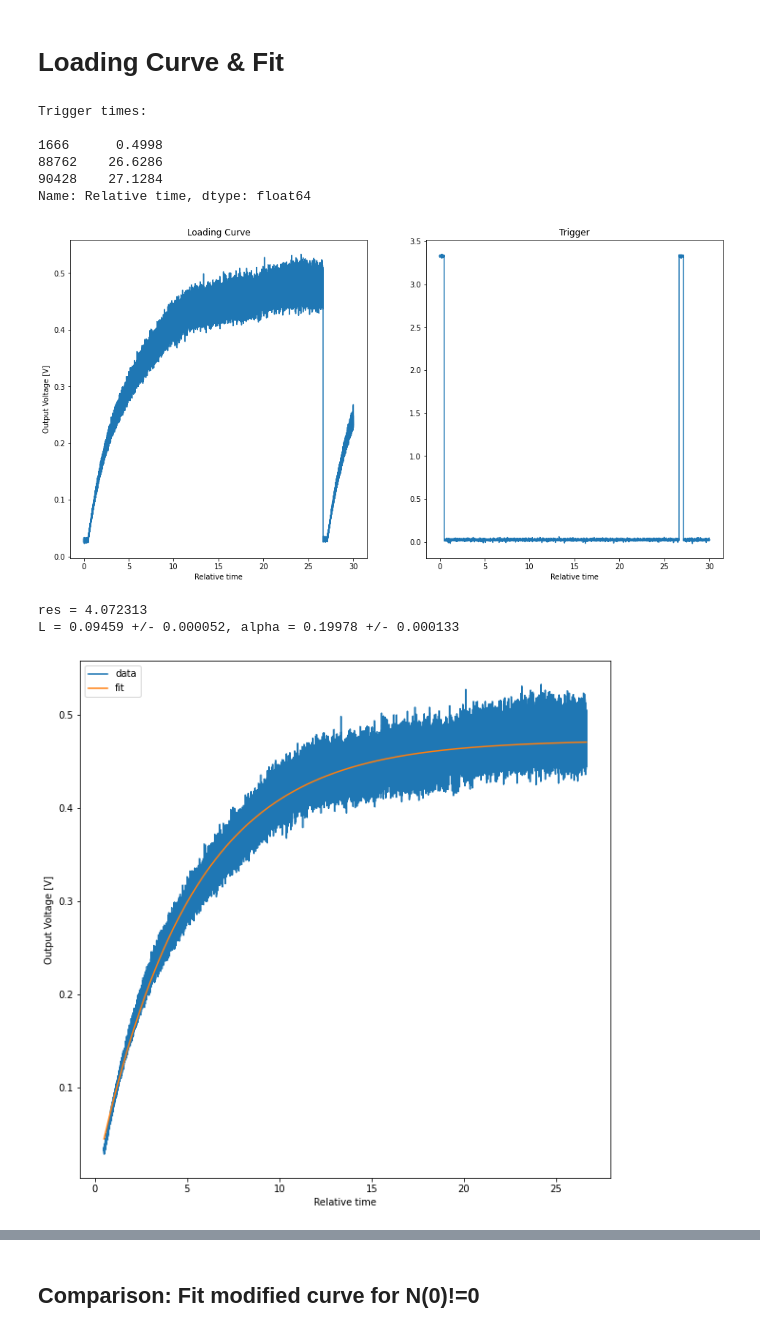
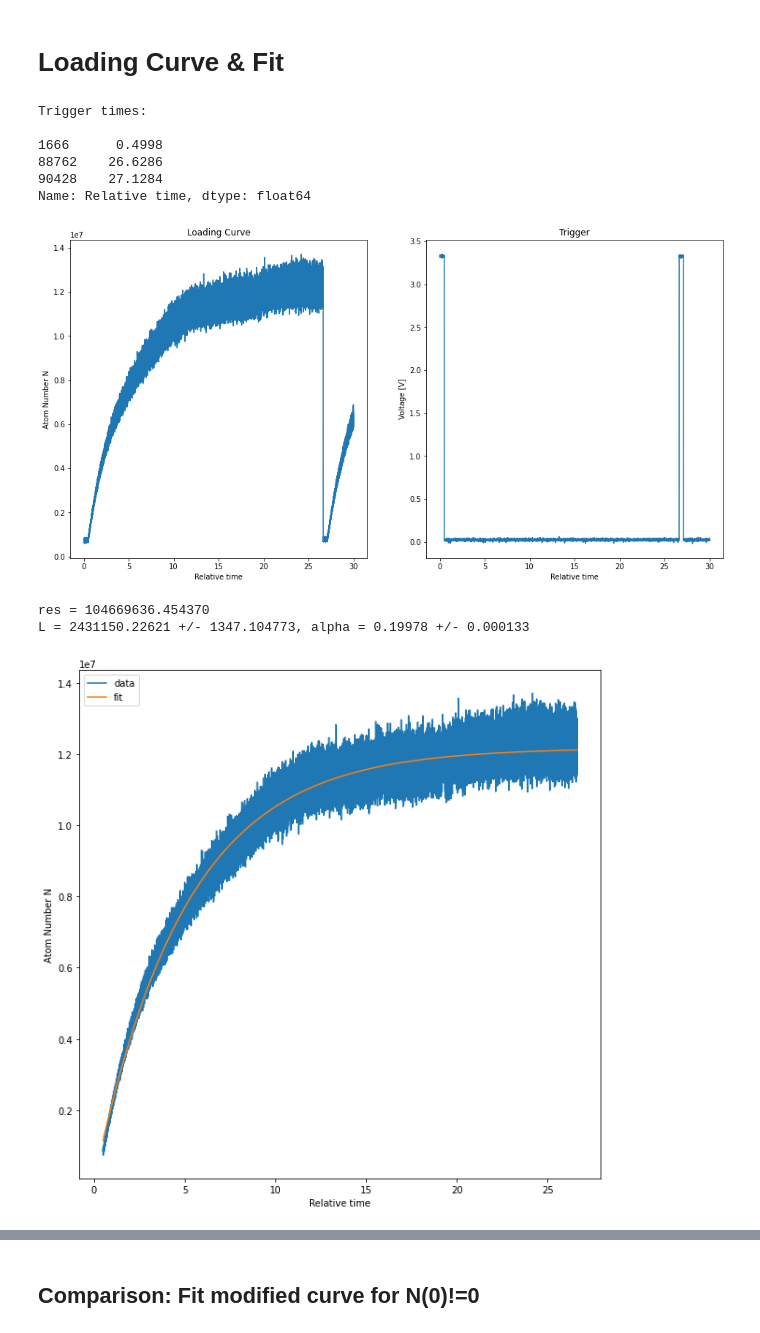
Before and after one commit to mkm2/FP-MOT, a Jupyter notebook: MOT/LoadingCurves.ipynb, the cells around one changed output, grey strips where cells are left out. Drawn from its saved outputs; the diff is of its cells as text; code cells hidden in the pictures.

```diff
--- a/MOT/LoadingCurves.ipynb
+++ b/MOT/LoadingCurves.ipynb
@@ -48,17 +62,36 @@ SF = 10 * 1e6/(10*1e6+50) #scale factor
 # %% [markdown]
 ## Scattering Rate
+# %%
+Delta = 10 * 1e6 #10 MHz detuning
+Gamma0 = 2*np.pi*6.07 *1e6 #2pi * 6.07 MHz natural line width
+Isat = 4.1 *1e-3*1e4 # 4.1 mW/cm^2
+P_pm = 15 * 1e-3 # P_Powermeter = 5 +/- 0.1 mW je Richtung
+P_pm_err = np.sqrt(3)*0.1*1e-3 #siehe oben
+w = 2*1e-3 #waist 2 mmm
+I0 = 2*P_pm/(np.pi*w**2) #Ir \approx I0 Ist das richtig so? oder Faktor 3 daneben?
+I0_err = 2*P_pm_err/(np.pi*w**2)
+# %%
+Gamma_sc = Gamma0/2 * I0/Isat /(1+I0/Isat+4*Delta**2/Gamma0**2)
+Gamma_sc_err = Gamma0/(2*Isat) * (1+4*Delta**2/Gamma0**2)/(1+I0/Isat*4*Delta**2/Gamma0**2) * I0_err
 # %% [markdown]
 ## Atom Number
+# %%
+theta = (25.4)**2/(4*(150)**2) #according to Praktikumsanleitung
+E = h*c/(780.241*1e-9) #5S1/2 -> 5P3/2 Übergang aprrox 780.241 nm
+# %%
+N = Pmeas/(theta*Gamma_sc*E)
+N_err = np.sqrt((Pmeas_err/(theta*Gamma_sc*E))**2+(Pmeas*Gamma_sc_err/(theta*Gamma_sc**2*E))**2)
 # %% [markdown]
 # Loading Curve & Fit
 # %%
 #Inspect and set fit boundaries
 fig, (ax1, ax2) = plt.subplots(1, 2,figsize = (16,8))
-ax1.plot(data['Relative time'],data['HS3-100(17654).Ch2'])
+ax1.plot(data['Relative time'],N)
 ax2.plot(data['Relative time'],data['HS3-100(17654).Ch1'],)
 ax1.set_xlabel('Relative time')
-ax1.set_ylabel('Output Voltage [V]')
+ax1.set_ylabel('Atom Number N')
 ax2.set_xlabel('Relative time')
+ax2.set_ylabel('Voltage [V]')
 ax1.set_title('Loading Curve')
 ax2.set_title('Trigger')
 diff = np.array([abs(data['HS3-100(17654).Ch1'][i+1]-data['HS3-100(17654).Ch1'][i]) for i in range(0,data.shape[0]-1)])
@@ -73,22 +106,22 @@ Trigger times:
 88762    26.6286
 90428    27.1284
 Name: Relative time, dtype: float64
-[figure, old version]
+[figure, new version]
 # %%
 start = data.index[diff > 1][0]+1
 stop = data.index[diff > 1][1]
 # %%
-popt, pcov = curve_fit(loading,data['Relative time'][start:stop],data['HS3-100(17654).Ch2'][start:stop])
+popt, pcov = curve_fit(loading,data['Relative time'][start:stop],N[start:stop],bounds=([1,0],[1e9,1]))
 perr = np.sqrt(np.diag(pcov))
 plt.figure(figsize = (10,10))
-plt.plot(data['Relative time'][start:stop],data['HS3-100(17654).Ch2'][start:stop],label='data')
+plt.plot(data['Relative time'][start:stop],N[start:stop],label='data')
 plt.plot(data['Relative time'][start:stop], loading(data['Relative time'][start:stop],*popt),label='fit')
 plt.xlabel('Relative time')
-plt.ylabel('Output Voltage [V]')
+plt.ylabel('Atom Number N')
 plt.legend()
-print("res = {:f}".format(np.sqrt(np.sum((loading(data['Relative time'][start:stop],*popt)-data['HS3-100(17654).Ch2'][start:stop])**2))))
+print("res = {:f}".format(np.sqrt(np.sum((loading(data['Relative time'][start:stop],*popt)-N[start:stop])**2))))
 print("L = {:.5f} +/- {:5f}, alpha = {:.5f} +/- {:5f}".format(popt[0],perr[0],popt[1],perr[1]))
 # %% [output]
-res = 4.072313
-L = 0.09459 +/- 0.000052, alpha = 0.19978 +/- 0.000133
+res = 104669636.454370
+L = 2431150.22621 +/- 1347.104773, alpha = 0.19978 +/- 0.000133
-[figure, old version]
+[figure, new version]
```
Also changed, not shown: parts of 7 cells of this notebook.
